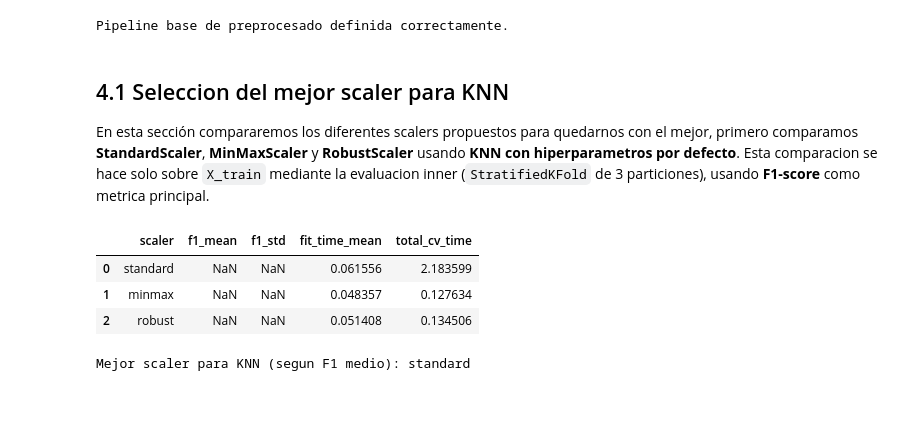
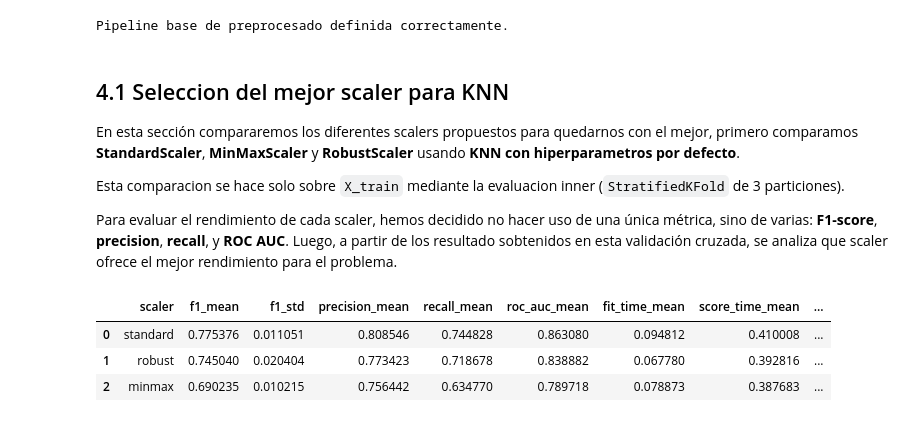
Before and after one commit to 100522401/P1_AA_100522396_100522401, a Jupyter notebook: notebooks/Cuaderno.ipynb, the cells around one changed output. Cells and saved outputs as stored; diff of their text form; code cells hidden in the pictures.

```diff
--- a/notebooks/Cuaderno.ipynb
+++ b/notebooks/Cuaderno.ipynb
@@ -375,7 +375,7 @@ def build_preprocessor(num_cols, cat_cols, numeric_scaler=None):
     # Pipeline para categóricas: imputar NaN con moda + OneHotEncoder
     categorical_pipeline = Pipeline([
         ("imputer", SimpleImputer(strategy="most_frequent")),
-        ("onehot", OneHotEncoder(handle_unknown="ignore", sparser_output=False))
+        ("onehot", OneHotEncoder(handle_unknown="ignore"))
     ])
 
     # ColumnTransformer: Se aplican las transformaciones según el tipo de variable
@@ -402,57 +402,98 @@ Pipeline base de preprocesado definida correctamente.
 # %% [markdown]
 ## 4.1 Seleccion del mejor scaler para KNN
 
-En esta sección compararemos los diferentes scalers propuestos para quedarnos con el mejor, primero comparamos **StandardScaler**, **MinMaxScaler** y **RobustScaler** usando **KNN con hiperparametros por defecto**. Esta comparacion se hace solo sobre `X_train` mediante la evaluacion inner (`StratifiedKFold` de 3 particiones), usando **F1-score** como metrica principal.
+En esta sección compararemos los diferentes scalers propuestos para quedarnos con el mejor, primero comparamos **StandardScaler**, **MinMaxScaler** y **RobustScaler** usando **KNN con hiperparametros por defecto**.
+
+Esta comparacion se hace solo sobre `X_train` mediante la evaluacion inner (`StratifiedKFold` de 3 particiones).
+
+Para evaluar el rendimiento de cada scaler, hemos decidido no hacer uso de una única métrica, sino de varias: **F1-score**, **precision**, **recall**, y **ROC AUC**. Luego, a partir de los resultado sobtenidos en esta validación cruzada, se analiza que scaler ofrece el mejor rendimiento para el problema.
 # %%
 import time
 from sklearn.model_selection import cross_validate
 from sklearn.neighbors import KNeighborsClassifier
+from sklearn.metrics import make_scorer, f1_score, precision_score, recall_score
 
+# Se definen las métricas para evaluar los scalers
+scoring = {
+    "f1": make_scorer(f1_score, pos_label="yes"),
+    "precision": make_scorer(precision_score, pos_label="yes"),
+    "recall": make_scorer(recall_score, pos_label="yes"),
+    "roc_auc": "roc_auc"
+}
+
+# Se definen los scalers a comparar
 scalers = {
     "standard": StandardScaler(),
     "minmax": MinMaxScaler(),
     "robust": RobustScaler(),
 }
 
+# Lista donde se almacenarán los resultados
 scaler_results = []
 
+# 3-fold crossvalidation scalers
 for scaler_name, scaler in scalers.items():
+  # Se crea la pipeline con KNN y scaler actual
     knn_pipe = create_pipeline(
         KNeighborsClassifier(),
         num_cols=num_cols,
         cat_cols=cat_cols,
         numeric_scaler=scaler
     )
 
     start = time.perf_counter()
+    # cv_out = cross_validate(
+    #     knn_pipe,
+    #     X_train,
+    #     y_train,
+    #     cv=cv_inner,
+    #     scoring="f1",
+    #     n_jobs=-1,
+    #     return_train_score=False
+    # )
+
     cv_out = cross_validate(
         knn_pipe,
         X_train,
         y_train,
         cv=cv_inner,
-        scoring="f1",
+        scoring = scoring,
         n_jobs=-1,
-        return_train_score=False
+        return_train_score=False,
+        error_score="raise"
     )
     elapsed = time.perf_counter() - start
 
+    # scaler_results.append({
+    #     "scaler": scaler_name,
+    #     "f1_mean": cv_out["test_score"].mean(),
+    #     "f1_std": cv_out["test_score"].std(),
+    #     "fit_time_mean": cv_out["fit_time"].mean(),
+    #     "total_cv_time": elapsed
+    # })
+
+    # Se guardan las medias y desviaciones de las métricas
     scaler_results.append({
         "scaler": scaler_name,
-        "f1_mean": cv_out["test_score"].mean(),
-        "f1_std": cv_out["test_score"].std(),
+        "f1_mean": cv_out["test_f1"].mean(),
+        "f1_std": cv_out["test_f1"].std(),
+        "precision_mean": cv_out["test_precision"].mean(),
+        "recall_mean": cv_out["test_recall"].mean(),
+        "roc_auc_mean": cv_out["test_roc_auc"].mean(),
         "fit_time_mean": cv_out["fit_time"].mean(),
+        "score_time_mean": cv_out["score_time"].mean(),
         "total_cv_time": elapsed
     })
 
+# Se muestran los resultados
 scaler_results_df = pd.DataFrame(scaler_results).sort_values("f1_mean", ascending=False).reset_index(drop=True)
 display(scaler_results_df)
 
-best_scaler_name = scaler_results_df.loc[0, "scaler"]
-best_scaler = scalers[best_scaler_name]
-print(f"Mejor scaler para KNN (segun F1 medio): {best_scaler_name}")
+# best_scaler_name = scaler_results_df.loc[0, "scaler"]
+# best_scaler = scalers[best_scaler_name]
+# print(f"Mejor scaler para KNN (segun F1 medio): {best_scaler_name}")
 # %% [output]
-|  | scaler | f1_mean | f1_std | fit_time_mean | total_cv_time |
-| 0 | standard | NaN | NaN | 0.061556 | 2.183599 |
-| 1 | minmax | NaN | NaN | 0.048357 | 0.127634 |
-| 2 | robust | NaN | NaN | 0.051408 | 0.134506 |
+|  | scaler | f1_mean | f1_std | precision_mean | recall_mean | roc_auc_mean | fit_time_mean | score_time_mean | ... |
+| 0 | standard | 0.775376 | 0.011051 | 0.808546 | 0.744828 | 0.863080 | 0.094812 | 0.410008 | ... |
+| 1 | robust | 0.745040 | 0.020404 | 0.773423 | 0.718678 | 0.838882 | 0.067780 | 0.392816 | ... |
+| 2 | minmax | 0.690235 | 0.010215 | 0.756442 | 0.634770 | 0.789718 | 0.078873 | 0.387683 | ... |
-Mejor scaler para KNN (segun F1 medio): standard
```
Also changed, not shown: parts of 3 cells of this notebook.
